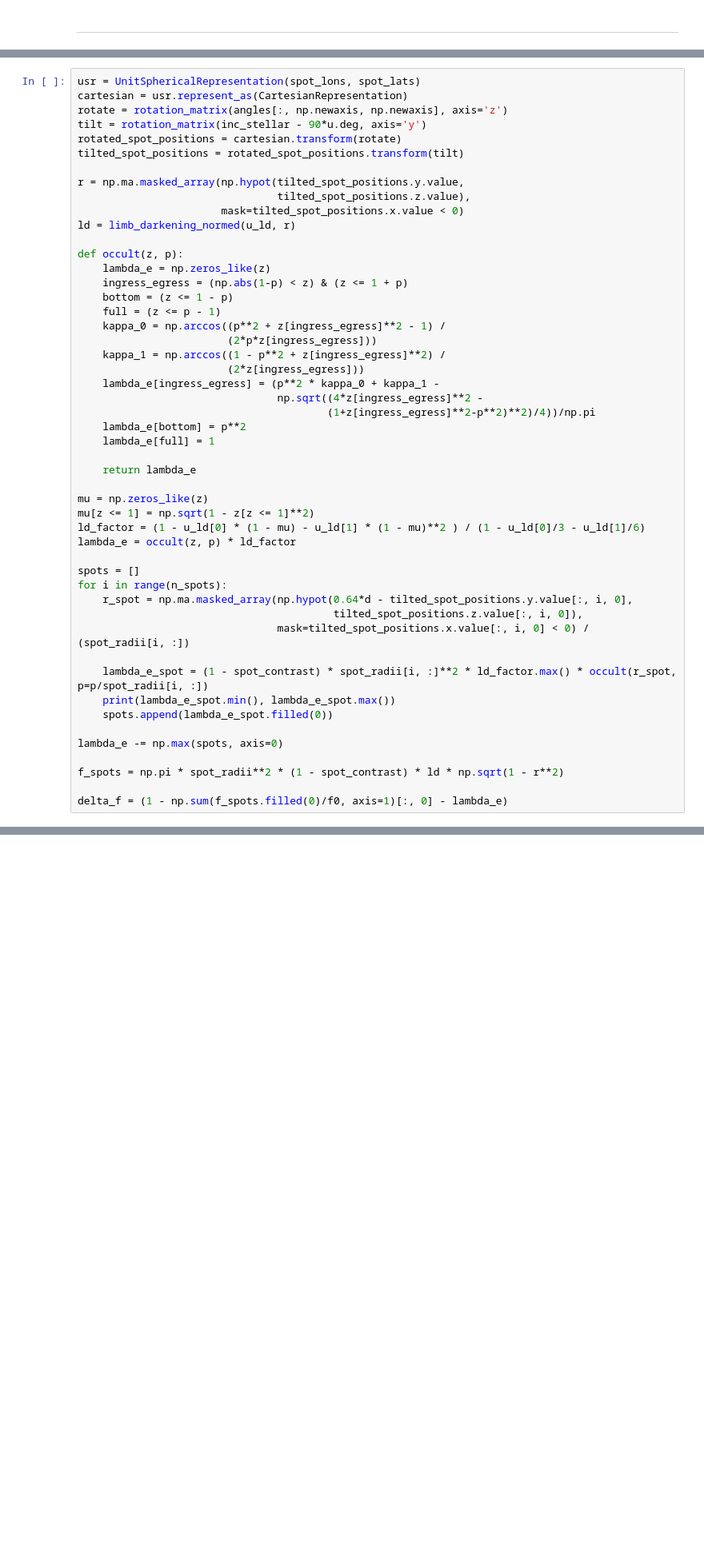
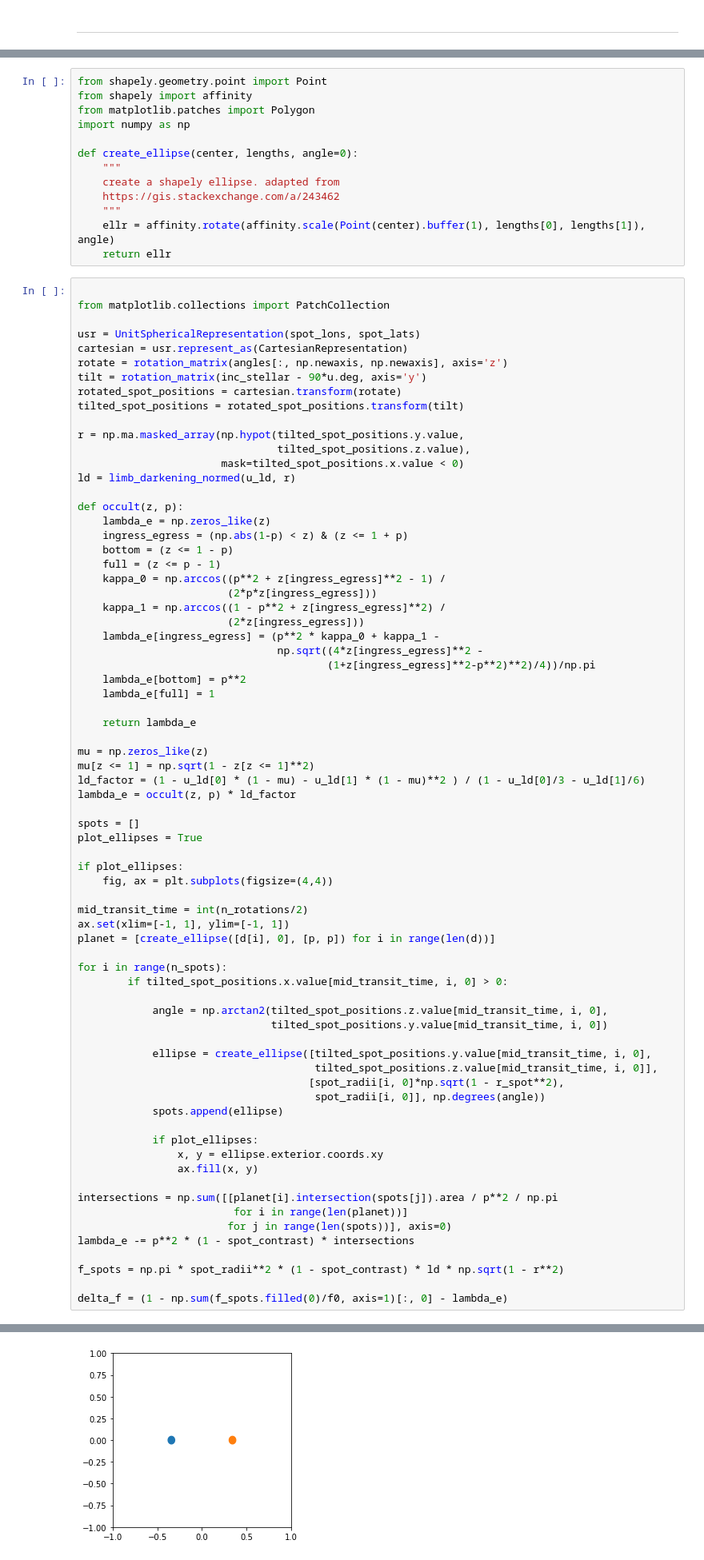
Before and after one commit to bmorris3/zeitsprung, a Jupyter notebook: fleck_transit.ipynb, the cells around one changed output, grey strips where cells are left out. Shown at 80% size. Saved outputs shown, nothing was run; the diff lists cells and outputs as text; blank space fills up the shorter version.

Commit message:
Using shapely

```diff
--- a/fleck_transit.ipynb
+++ b/fleck_transit.ipynb
@@ -93,4 +78,20 @@ $0.93969262 \; \mathrm{}$
+# %%
+from shapely.geometry.point import Point
+from shapely import affinity
+from matplotlib.patches import Polygon
+import numpy as np
+
+def create_ellipse(center, lengths, angle=0):
+    """
+    create a shapely ellipse. adapted from
+    https://gis.stackexchange.com/a/243462
+    """
+    ellr = affinity.rotate(affinity.scale(Point(center).buffer(1), lengths[0], lengths[1]), angle)
+    return ellr
 # %%
+
+from matplotlib.collections import PatchCollection
+
 usr = UnitSphericalRepresentation(spot_lons, spot_lats)
 cartesian = usr.represent_as(CartesianRepresentation)
 rotate = rotation_matrix(angles[:, np.newaxis, np.newaxis], axis='z')
@@ -126,16 +127,35 @@ ld_factor = (1 - u_ld[0] * (1 - mu) - u_ld[1] * (1 - mu)**2 ) / (1 - u_ld[0]/3 -
 lambda_e = occult(z, p) * ld_factor
 
 spots = []
+plot_ellipses = True
+
+if plot_ellipses:
+    fig, ax = plt.subplots(figsize=(4,4))
+
+mid_transit_time = int(n_rotations/2)
+ax.set(xlim=[-1, 1], ylim=[-1, 1])
+planet = [create_ellipse([d[i], 0], [p, p]) for i in range(len(d))]
+
 for i in range(n_spots):
-    r_spot = np.ma.masked_array(np.hypot(0.64*d - tilted_spot_positions.y.value[:, i, 0],
-                                         tilted_spot_positions.z.value[:, i, 0]),
-                                mask=tilted_spot_positions.x.value[:, i, 0] < 0) / (spot_radii[i, :])
+        if tilted_spot_positions.x.value[mid_transit_time, i, 0] > 0:
 
-    lambda_e_spot = (1 - spot_contrast) * spot_radii[i, :]**2 * ld_factor.max() * occult(r_spot, p=p/spot_radii[i, :])
-    print(lambda_e_spot.min(), lambda_e_spot.max())
-    spots.append(lambda_e_spot.filled(0))
+            angle = np.arctan2(tilted_spot_positions.z.value[mid_transit_time, i, 0],
+                               tilted_spot_positions.y.value[mid_transit_time, i, 0])
 
-lambda_e -= np.max(spots, axis=0)
+            ellipse = create_ellipse([tilted_spot_positions.y.value[mid_transit_time, i, 0],
+                                      tilted_spot_positions.z.value[mid_transit_time, i, 0]],
+                                     [spot_radii[i, 0]*np.sqrt(1 - r_spot**2),
+                                      spot_radii[i, 0]], np.degrees(angle))
+            spots.append(ellipse)
+
+            if plot_ellipses:
+                x, y = ellipse.exterior.coords.xy
+                ax.fill(x, y)
+
+intersections = np.sum([[planet[i].intersection(spots[j]).area / p**2 / np.pi
+                         for i in range(len(planet))]
+                        for j in range(len(spots))], axis=0)
+lambda_e -= p**2 * (1 - spot_contrast) * intersections
 
 f_spots = np.pi * spot_radii**2 * (1 - spot_contrast) * ld * np.sqrt(1 - r**2)
 
@@ -145,0 +164 @@ delta_f = (1 - np.sum(f_spots.filled(0)/f0, axis=1)[:, 0] - lambda_e)
+[figure, added]
```
Also changed, not shown: parts of 10 cells of this notebook.
